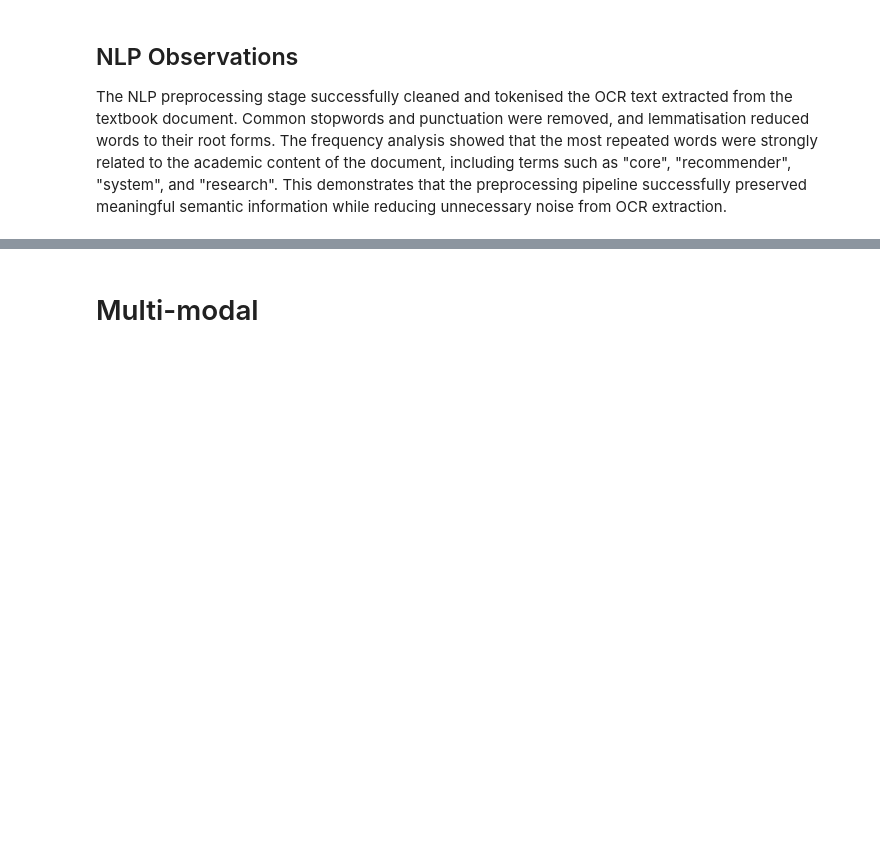
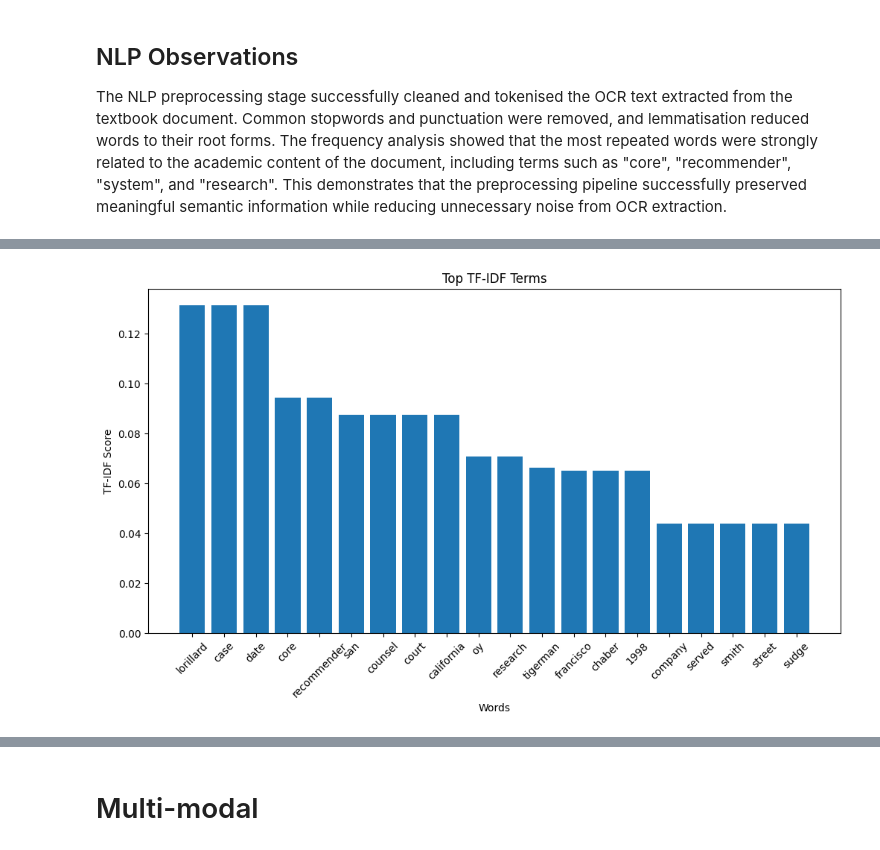
Before and after one commit to ATU-BDAAI/ca2-assignment-saolysimlocal-sdg, a Jupyter notebook: CA2_Template.ipynb, the cells around one changed output, grey strips where cells are left out. Cells and saved outputs as stored; diff of their text form; code cells hidden in the pictures; blank space fills up the shorter version.

```diff
--- a/CA2_Template.ipynb
+++ b/CA2_Template.ipynb
@@ -620,0 +767,19 @@ The NLP preprocessing stage successfully cleaned and tokenised the OCR text extr
+# %%
+# Plot TF-IDF scores
+
+plt.figure(figsize=(12,6))
+
+plt.bar(
+    tfidf_df["word"],
+    tfidf_df["score"]
+)
+
+plt.xticks(rotation=45)
+
+plt.title("Top TF-IDF Terms")
+plt.xlabel("Words")
+plt.ylabel("TF-IDF Score")
+
+plt.show()
+# %% [output]
+[figure, added]
```
Also changed, not shown: parts of 7 cells of this notebook.
